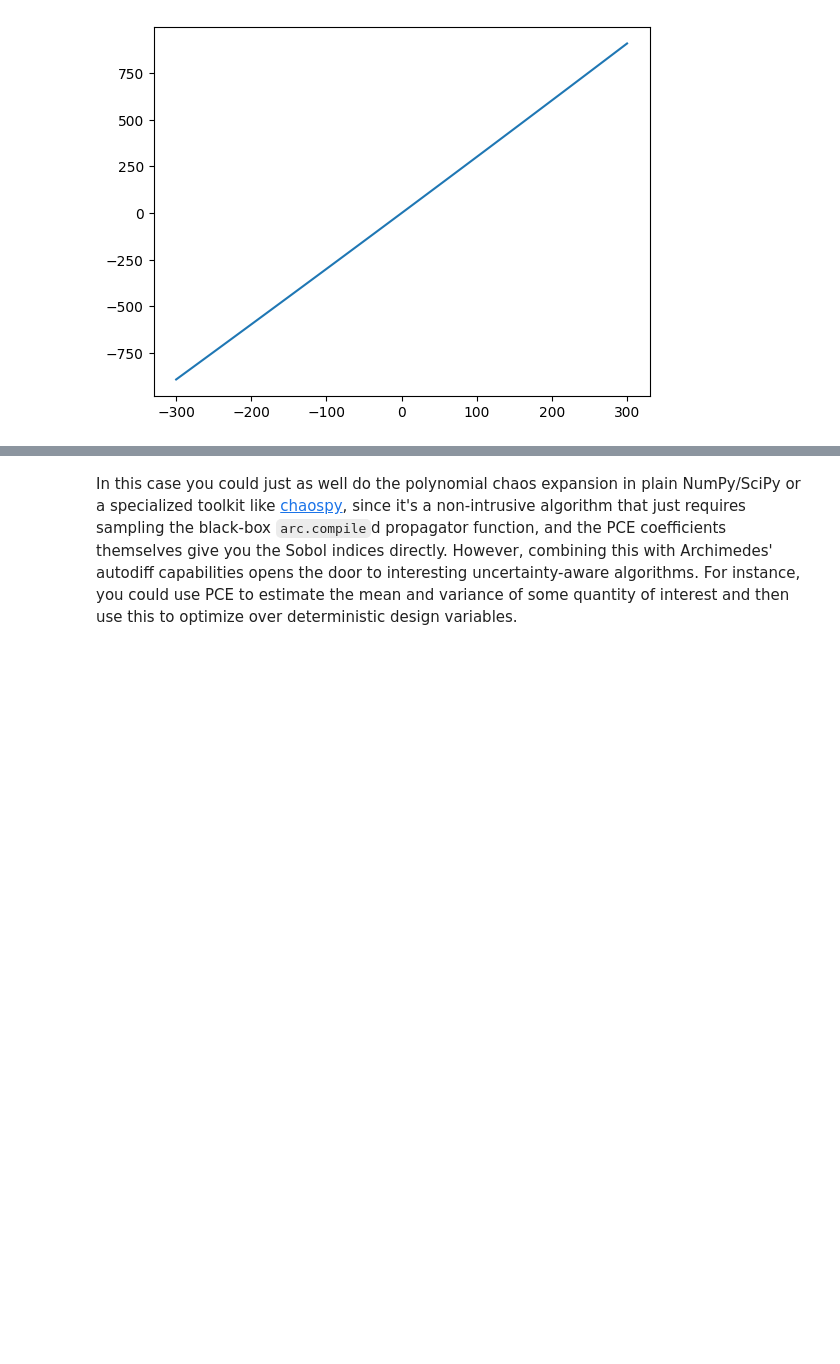
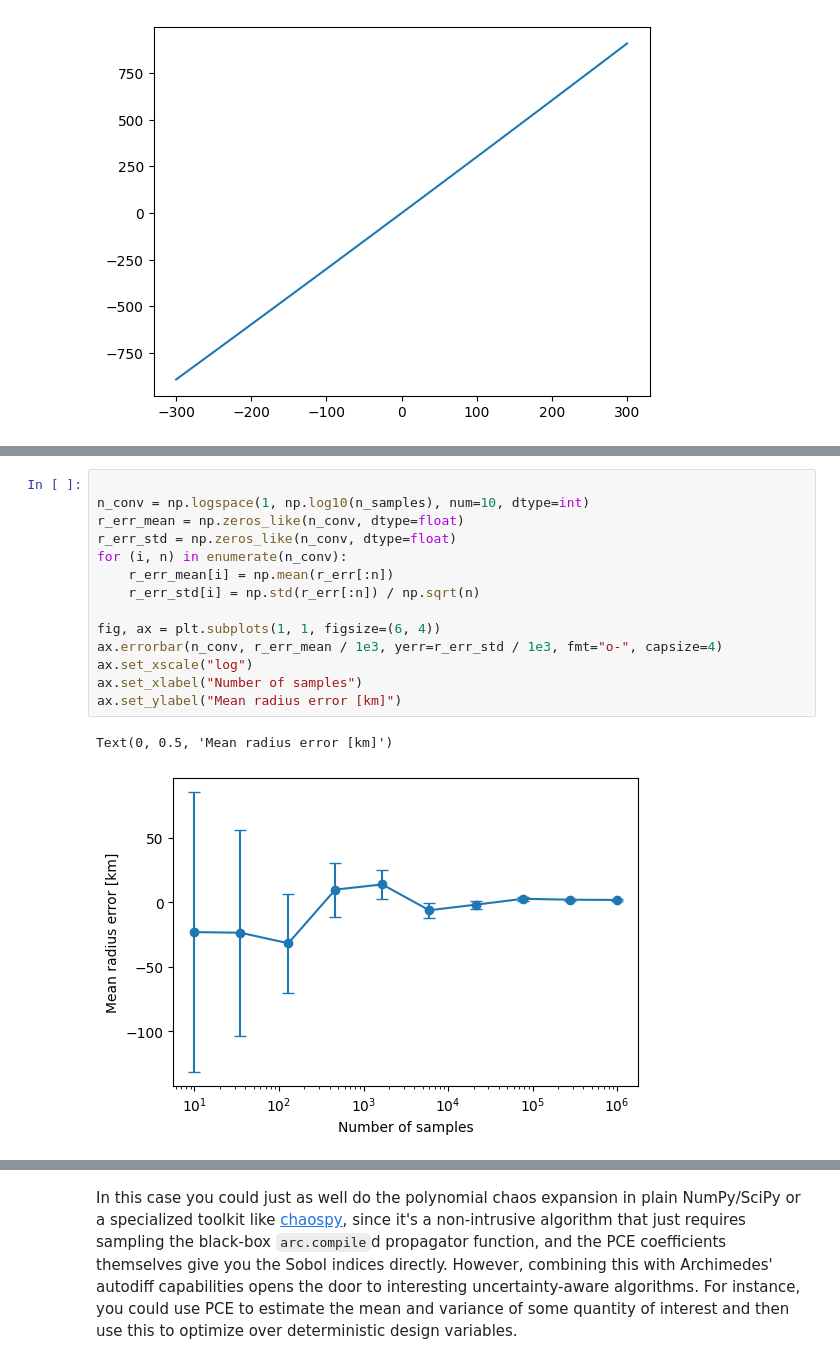
Before and after one commit to PineTreeLabs/archimedes, a Jupyter notebook: docs/source/tutorials/approximation/pce.ipynb, the cells around one changed output, grey strips where cells are left out. Drawn from its saved outputs; the diff is of its cells as text; blank space fills up the shorter version.

```diff
--- a/docs/source/tutorials/approximation/pce.ipynb
+++ b/docs/source/tutorials/approximation/pce.ipynb
@@ -282,0 +339,17 @@ Std: 300.0098 m
+# %%
+
+n_conv = np.logspace(1, np.log10(n_samples), num=10, dtype=int)
+r_err_mean = np.zeros_like(n_conv, dtype=float)
+r_err_std = np.zeros_like(n_conv, dtype=float)
+for (i, n) in enumerate(n_conv):
+    r_err_mean[i] = np.mean(r_err[:n])
+    r_err_std[i] = np.std(r_err[:n]) / np.sqrt(n)
+
+fig, ax = plt.subplots(1, 1, figsize=(6, 4))
+ax.errorbar(n_conv, r_err_mean / 1e3, yerr=r_err_std / 1e3, fmt="o-", capsize=4)
+ax.set_xscale("log")
+ax.set_xlabel("Number of samples")
+ax.set_ylabel("Mean radius error [km]")
+# %% [output]
+Text(0, 0.5, 'Mean radius error [km]')
+[figure, added]
```
Also changed, not shown: parts of 21 cells of this notebook, 9 other files.
